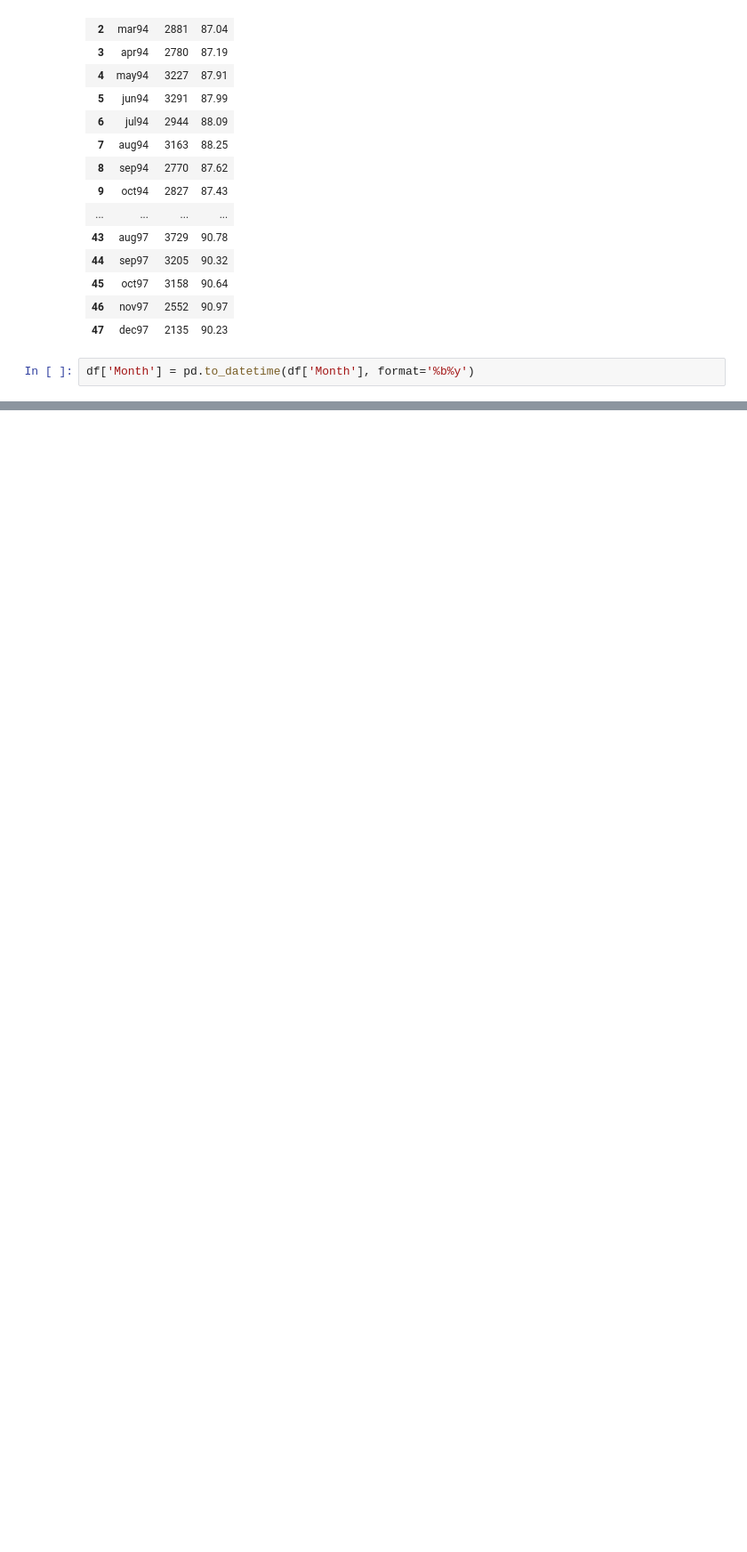
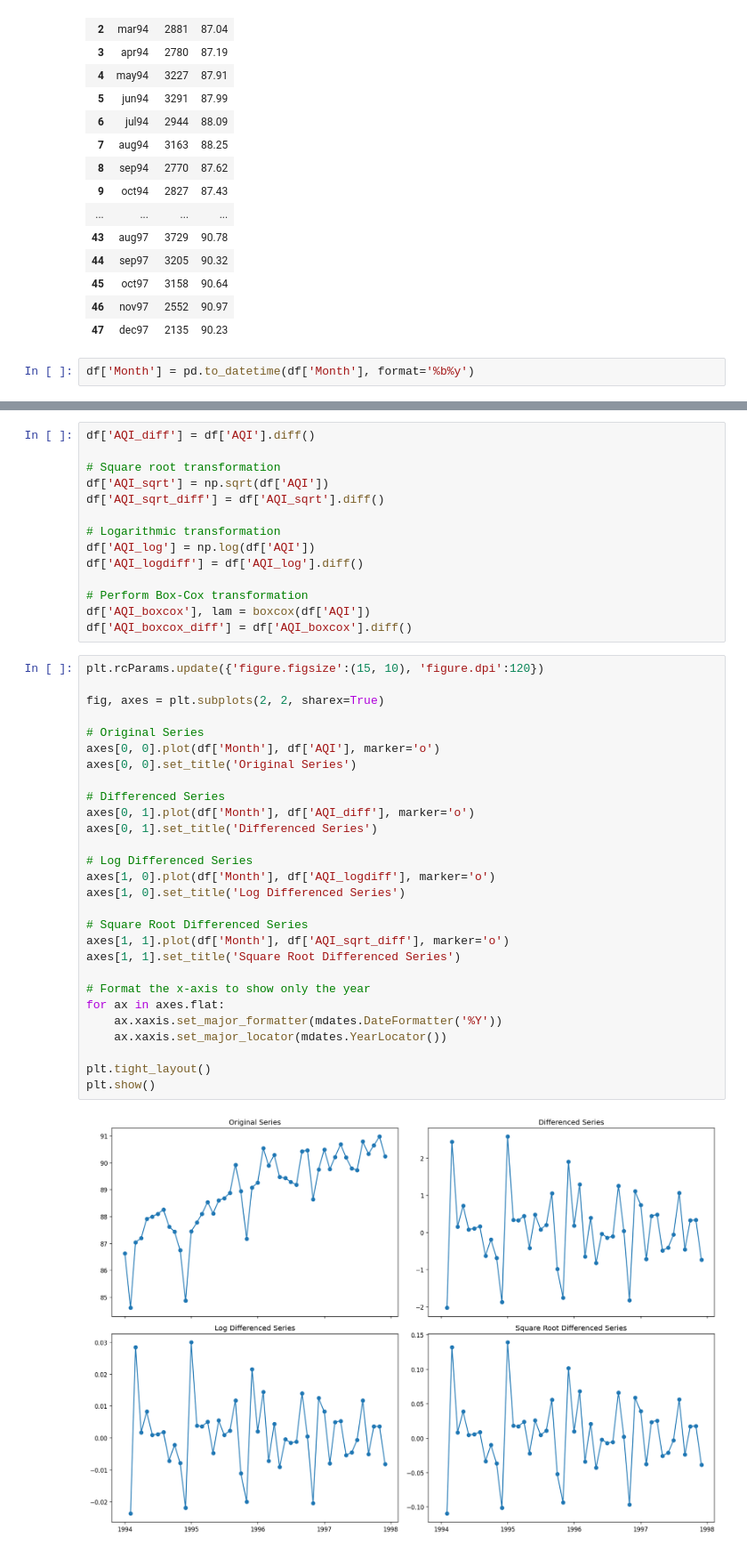
Before and after one commit to whosphong/STAT-CONSULT---UAstat590, a Jupyter notebook: proj_mainn.ipynb, the cells around one changed output, grey strips where cells are left out. Shown: that part at 89% size. Saved outputs shown, nothing was run; the diff lists cells and outputs as text; blank space fills up the shorter version.

```diff
--- a/proj_mainn.ipynb
+++ b/proj_mainn.ipynb
@@ -161,0 +55,44 @@ plt.show()
+# %%
+df['AQI_diff'] = df['AQI'].diff()
+
+# Square root transformation
+df['AQI_sqrt'] = np.sqrt(df['AQI'])
+df['AQI_sqrt_diff'] = df['AQI_sqrt'].diff()
+
+# Logarithmic transformation
+df['AQI_log'] = np.log(df['AQI'])
+df['AQI_logdiff'] = df['AQI_log'].diff()
+
+# Perform Box-Cox transformation
+df['AQI_boxcox'], lam = boxcox(df['AQI'])
+df['AQI_boxcox_diff'] = df['AQI_boxcox'].diff()
+# %%
+plt.rcParams.update({'figure.figsize':(15, 10), 'figure.dpi':120})
+
+fig, axes = plt.subplots(2, 2, sharex=True)
+
+# Original Series
+axes[0, 0].plot(df['Month'], df['AQI'], marker='o')
+axes[0, 0].set_title('Original Series')
+
+# Differenced Series
+axes[0, 1].plot(df['Month'], df['AQI_diff'], marker='o')
+axes[0, 1].set_title('Differenced Series')
+
+# Log Differenced Series
+axes[1, 0].plot(df['Month'], df['AQI_logdiff'], marker='o')
+axes[1, 0].set_title('Log Differenced Series')
+
+# Square Root Differenced Series
+axes[1, 1].plot(df['Month'], df['AQI_sqrt_diff'], marker='o')
+axes[1, 1].set_title('Square Root Differenced Series')
+
+# Format the x-axis to show only the year
+for ax in axes.flat:
+    ax.xaxis.set_major_formatter(mdates.DateFormatter('%Y'))
+    ax.xaxis.set_major_locator(mdates.YearLocator())
+
+plt.tight_layout()
+plt.show()
+# %% [output]
+[figure, added]
```
Also changed, not shown: parts of 16 cells of this notebook.
